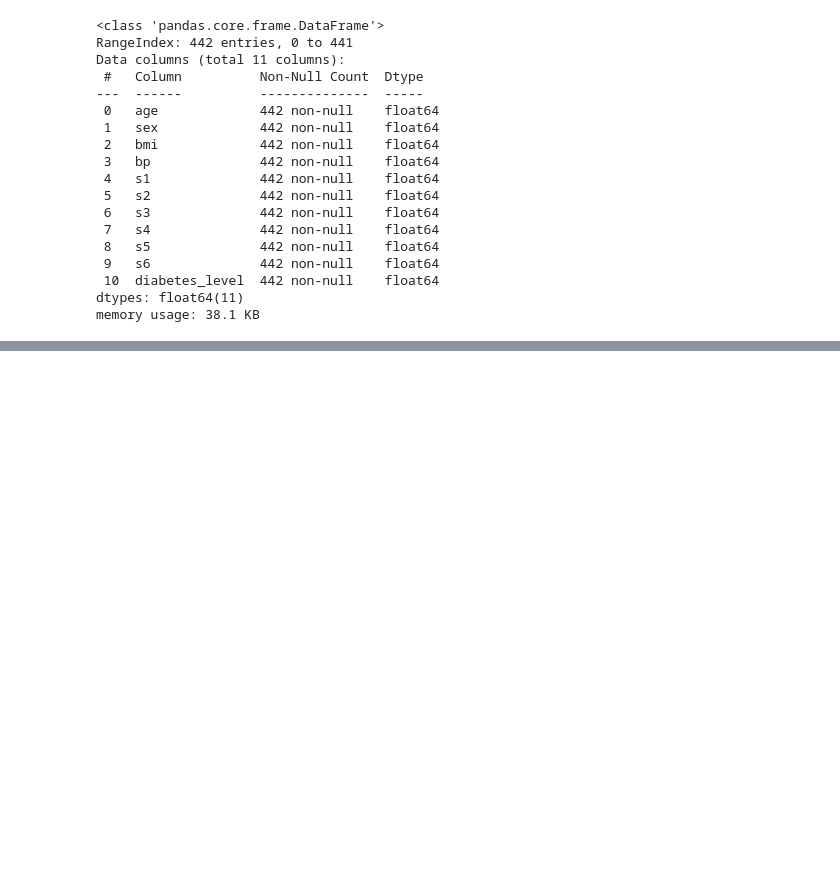
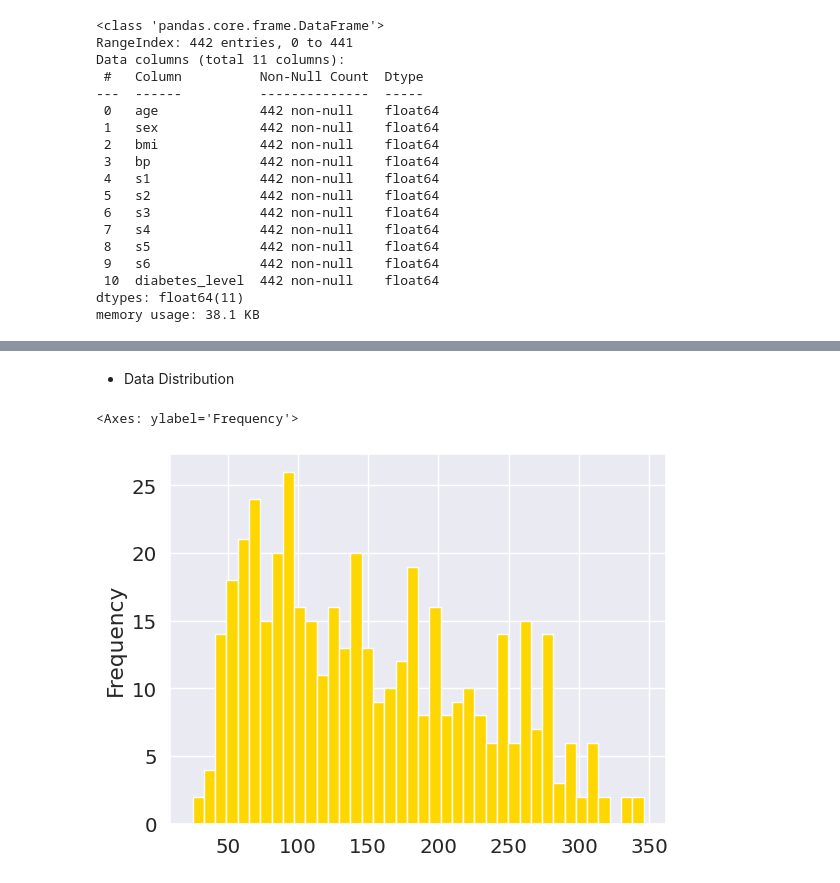
Before and after one commit to davidofitaly/05_decision_tree_regression_projects, a Jupyter notebook: Untitled288.ipynb, the cells around one changed output, grey strips where cells are left out. Drawn from its saved outputs; the diff is of its cells as text; code cells hidden in the pictures; blank space fills up the shorter version.

```diff
--- a/Untitled288.ipynb
+++ b/Untitled288.ipynb
@@ -86,0 +153,9 @@ memory usage: 38.1 KB
+# %% [markdown]
+- Data Distribution
+# %%
+# Plot a histogram of the 'diabetes_level' with 40 bins and gold color
+
+df.diabetes_level.plot(kind='hist', bins=40, color='gold')
+# %% [output]
+<Axes: ylabel='Frequency'>
+[figure, added]
```
Also changed, not shown: parts of 20 cells of this notebook.
